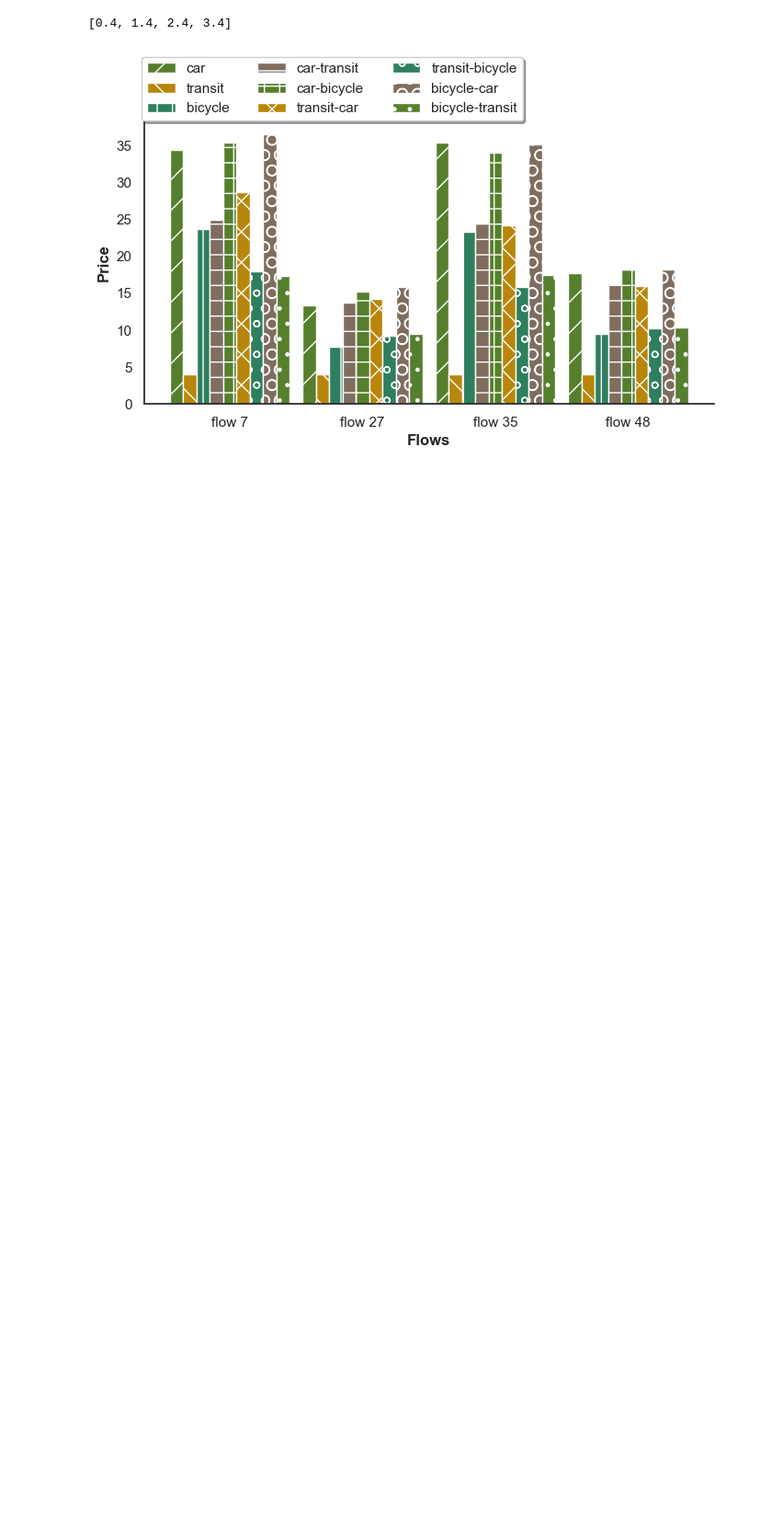
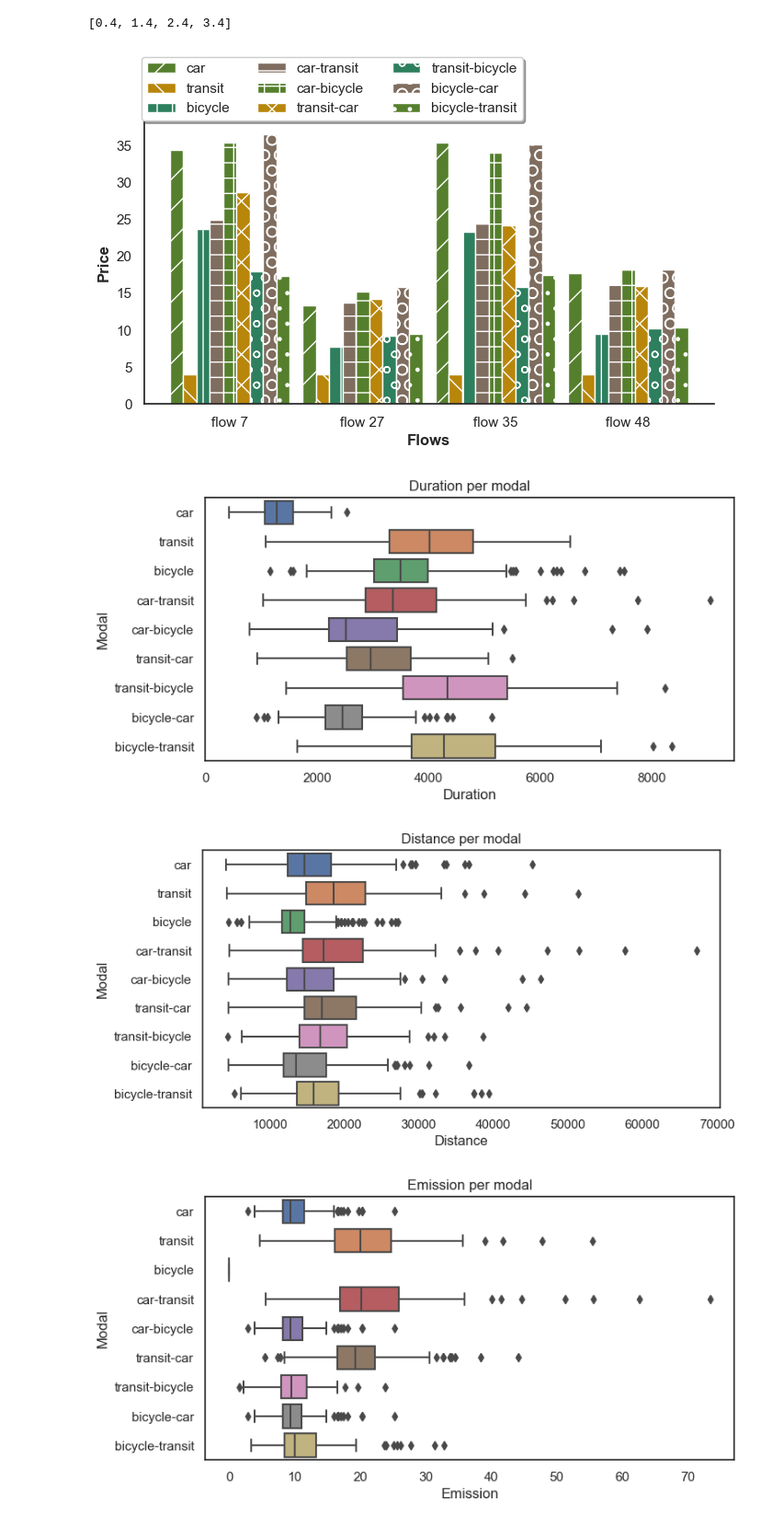
Before and after one commit to CamiloHMS/london_routing, a Jupyter notebook: responses_plot.ipynb, the cells around one changed output. Shown at 92% size. Cells and saved outputs as stored; diff of their text form; code cells hidden in the pictures; blank space fills up the shorter version.

Commit message:
feat: boxplot

```diff
--- a/responses_plot.ipynb
+++ b/responses_plot.ipynb
@@ -41,13 +41,16 @@ def plotBars(bars, ylabel, labels, fluxos, fname):
     #plt.savefig('data/results/plots/'+fname)
     plt.show()
     plt.close()
-    return
+
+def plotBoxPlots(df, ylabel, title, fname):
+    sns.set(style="whitegrid")
+    ax = sns.boxplot(x="Modo", y=ylabel, data=df)
+    plt.xlabel('')
+    plt.ylabel(ylabel, fontweight='bold')
+    plt.title(title,fontweight='bold')
+    #plt.savefig('data/results/plots/'+fname)
+    plt.show()
+    plt.close()
-# %%
-def getBars(df,labels,value):
-    bars = []
-    for i in labels:
-        bars.append(df.groupby("modal").get_group(i)[value].tolist())
-    return bars
 # %%
 rmLabels = ['Unnamed: 0','setID','modal']
 ylabels = dataf.columns
@@ -74,3 +77,18 @@ for i in ylabels:
 [figure]
 [0.4, 1.4, 2.4, 3.4]
 [figure]
+# %%
+dataf_new = dataf.drop(dataf[dataf['modal'] == "error"].index)
+
+for i in range(len(ylabels)):
+    upper = ylabels[i][0].upper() + ylabels[i][1:]
+    plt.figure()
+    plt.title(f"{upper} per modal")
+    sns.boxplot(data=dataf_new,x=ylabels[i],y="modal")
+    plt.xlabel(upper)
+    plt.ylabel("Modal")
+    plt.show()
+# %% [output]
+[figure, added]
+[figure, added]
+[figure, added]
```
Also changed, not shown: parts of 1 cell of this notebook.
